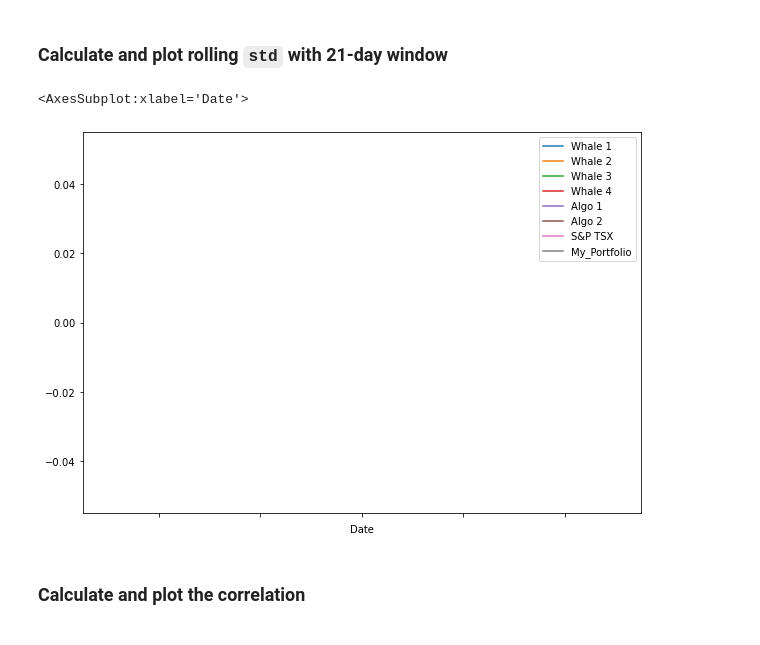
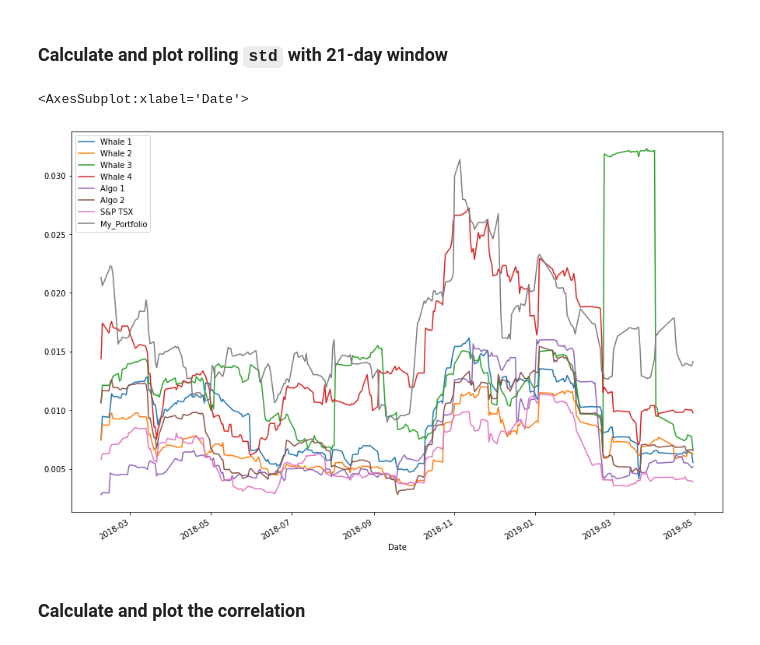
Before and after one commit to vjreddy2001/Portfolio, a Jupyter notebook: whale_analysis.ipynb, the cells around one changed output. Saved outputs shown, nothing was run; the diff lists cells and outputs as text; code cells hidden in the pictures.

```diff
--- a/whale_analysis.ipynb
+++ b/whale_analysis.ipynb
@@ -586,4 +572,4 @@ sptsx_df.set_index("Date", inplace=True)
 # %%
 # Combine all stocks in a single DataFrame
-my_portfolio_df = pd.concat([loblaw_df, cgi_df, bns_df, td_df, bce_df], axis="columns", join="inner" )
-my_portfolio_df.head(30)
+my_portfolio_df = pd.concat([loblaw_df, shop_df, otex_df, bce_df, bns_df], axis="columns", join="inner" )
+#my_portfolio_df.head(30)
@@ -609,10 +576,11 @@ my_portfolio_df.head(30)
 # %%
-#my_portfolio_df = my_portfolio_df.sort_index()
+my_portfolio_df = my_portfolio_df.sort_index()
 #my_portfolio_df.head(30)
 # %%
 # droping symbol columns
 my_portfolio_df = my_portfolio_df.drop(columns=["Symbol"])
 # %%
 # Reorganize portfolio data by having a column per symbol
-my_portfolio_df.columns = ["Loblaw" , "GIB.A" , "BNS" , "TD" , "BCE"]
-my_portfolio_df.head()
+
+my_portfolio_df.columns = ["Loblaw" , "SHOP", "OTEX" , "BCE" , "BNS" ]
+#my_portfolio_df.head(30)
@@ -631,4 +587,5 @@ my_portfolio_df.head()
 # %%
 # Calculate daily returns
 daily_returns_my_portfolio_df = my_portfolio_df.pct_change()
-daily_returns_my_portfolio_df.head(30)
+daily_returns_my_portfolio_df = daily_returns_my_portfolio_df.sort_index()
+#daily_returns_my_portfolio_df.head(30)
@@ -726,18 +658,14 @@ dtype: float64
 # %% [markdown]
 ### Calculate and plot rolling `std` with 21-day window
 # %%
-
-
 # Calculate rolling standard deviation
-joined_custom_portfolio = joined_custom_portfolio.rolling(window=21).std()
+roll_joined_custom_portfolio = joined_custom_portfolio.rolling(window=21).std()
 
 # Plot rolling standard deviation
-joined_custom_portfolio.plot(figsize=(10,7))
-
-#ax.legend(["Loblaw" , "SHOP" , "OTEX" , "Combined"])
+roll_joined_custom_portfolio.plot(figsize=(15,10))
 # %% [output]
 <AxesSubplot:xlabel='Date'>
-[figure, old version]
+[figure, new version]
 # %% [markdown]
 ### Calculate and plot the correlation
 # %%
```
Also changed, not shown: parts of 54 cells of this notebook.
